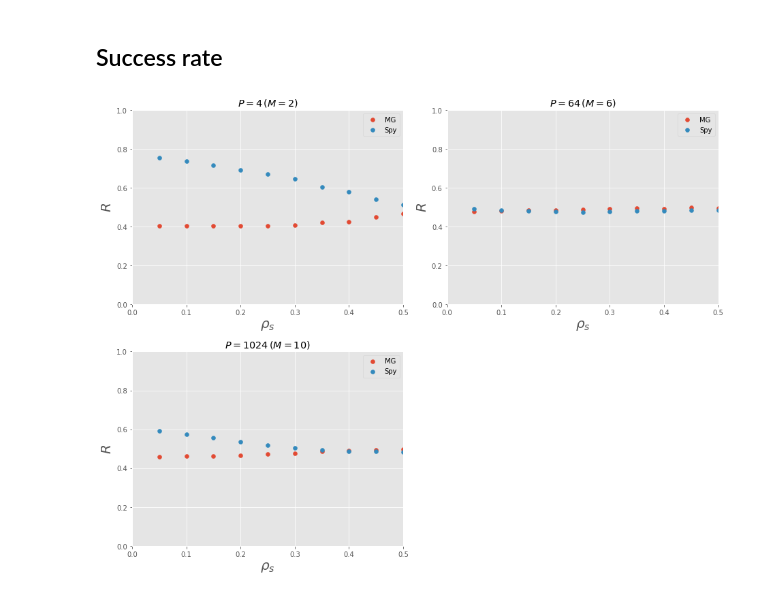
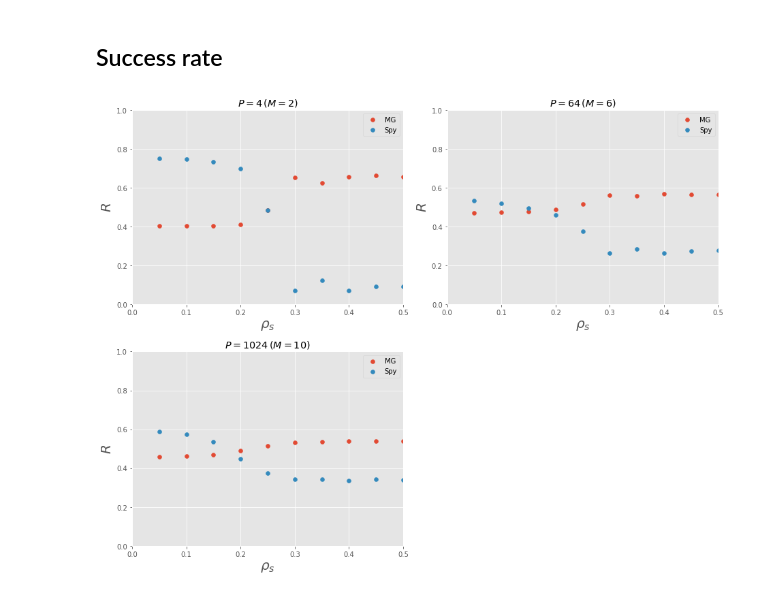
Before and after one commit to toru34/minority_game, a Jupyter notebook: visualization/results_spymg.ipynb, the cells around one changed output. Saved outputs shown, nothing was run; the diff lists cells and outputs as text; code cells hidden in the pictures.

```diff
--- a/visualization/results_spymg.ipynb
+++ b/visualization/results_spymg.ipynb
@@ -32,7 +34,7 @@ eps = 0
 n_minority_agents = 101
 n_producer_agents = 0
 n_speculator_agents = 0
-n_iters = 50000
+n_iters = 1000
 n_runs = 1
 
 for rhok in [0, 0.2, 0.4, 0.6]:
@@ -43,9 +45,8 @@ for rhok in [0, 0.2, 0.4, 0.6]:
     xs, ys = [], []
     for p in [4, 8, 16, 32, 64, 128, 256, 512, 1024, 2048, 4096, 8192, 16384]:
         # Read data
-        dir_path = '../simulation_results/s{}_p{}_eps{:.2f}_rhok{:.2f}_rhos{:.2f}_nmins{}_npros{}_nspes{}_niters{}_nruns{}/'.format(
+        dir_path = '../data/simulation/s{}_p{}_eps{:.2f}_rhok{:.2f}_rhos{:.2f}_nmins{}_npros{}_nspes{}_niters{}_nruns{}/'.format(
             s, p, eps, rhok, rhos, n_minority_agents, n_producer_agents, n_speculator_agents, n_iters, n_runs)
-#         excess_demand_history = read_data(dir_path, 'excess_demand_history', 0)
         history = read_data(dir_path, 'buys_history', 0)
 
         xs.append(np.log2(p))
@@ -74,7 +120,7 @@ eps = 0
 n_minority_agents = 101
 n_producer_agents = 0
 n_speculator_agents = 0
-n_iters = 50000
+n_iters = 1000
 n_runs = 1
 
 rhok = 0.2
@@ -83,7 +129,7 @@ for rhos in [0.09, 0.17, 0.23, 0.28, 0.33]:
     xs, ys = [], []
     for p in [2, 4, 8, 16, 32, 64, 128, 256, 512, 1024, 2048, 4096, 8192, 16384]:
         # Read data
-        dir_path = '../simulation_results/s{}_p{}_eps{:.2f}_rhok{:.2f}_rhos{:.2f}_nmins{}_npros{}_nspes{}_niters{}_nruns{}/'.format(
+        dir_path = '../data/simulation/s{}_p{}_eps{:.2f}_rhok{:.2f}_rhos{:.2f}_nmins{}_npros{}_nspes{}_niters{}_nruns{}/'.format(
             s, p, eps, rhok, rhos, n_minority_agents, n_producer_agents, n_speculator_agents, n_iters, n_runs)
 #         history = read_data(dir_path, 'excess_demand_history', 0)
         history = read_data(dir_path, 'buys_history', 0)
@@ -136,6 +213,16 @@ def compute_success_rate(winning_histories):
 
     return np.mean(wins / (wins + loses))
 # %%
+# Parameters
+s = 2
+eps = 0
+rhok = 0.2
+n_minority_agents = 101
+n_producer_agents = 0
+n_speculator_agents = 0
+n_iters = 1000
+n_runs = 1
+
 ps = [4, 64, 1024]
 rhoss = np.linspace(0.05, 0.5, 10)
 
@@ -147,34 +234,34 @@ fig = plt.figure(figsize=(13, 10))
 for i, p in enumerate(ps):
     xs_mg, xs_spy, ys_mg, ys_spy = [], [], [], []
     for rhos in rhoss:
-        dir_path = '../simulation_results/s{}_p{}_eps{:.2f}_rhok{:.2f}_rhos{:.2f}_nmins{}_npros{}_nspes{}_niters{}_nruns{}/'.format(
+        dir_path = '../data/simulation/s{}_p{}_eps{:.2f}_rhok{:.2f}_rhos{:.2f}_nmins{}_npros{}_nspes{}_niters{}_nruns{}/'.format(
             s, p, eps, rhok, rhos, n_minority_agents, n_producer_agents, n_speculator_agents, n_iters, n_runs)
         winning_histories_mg = read_2ddata(dir_path, 'winning_histories_minority_game_agents', 0)
         winning_histories_spy = read_2ddata(dir_path, 'winning_histories_spy_agents', 0)
 
         success_rate_mg = compute_success_rate(winning_histories_mg)
         success_rate_spy = compute_success_rate(winning_histories_spy)
 
         xs_mg.append(rhos)
         xs_spy.append(rhos)
         ys_mg.append(success_rate_mg)
         ys_spy.append(success_rate_spy)
 
     ax = fig.add_subplot(2, 2, i + 1)
     ax.scatter(xs_mg, ys_mg, label=r'MG')
     ax.scatter(xs_spy, ys_spy, label=r'Spy')
 
     ax.set_xlim(x_min, x_max)
     ax.set_ylim(y_min, y_max)
 
     ax.set_xlabel(r'$\rho_s$', fontsize=20)
     ax.set_ylabel(r'$R$', fontsize=20)
 
     ax.set_title(r'$P = {} \, (M = {})$'.format(p, int(np.log2(p))))
 
     ax.legend()
 
 plt.tight_layout()
 plt.show()
 # %% [output]
-[figure, old version]
+[figure, new version]
```
Also changed, not shown: parts of 9 cells of this notebook, 7 other files.
